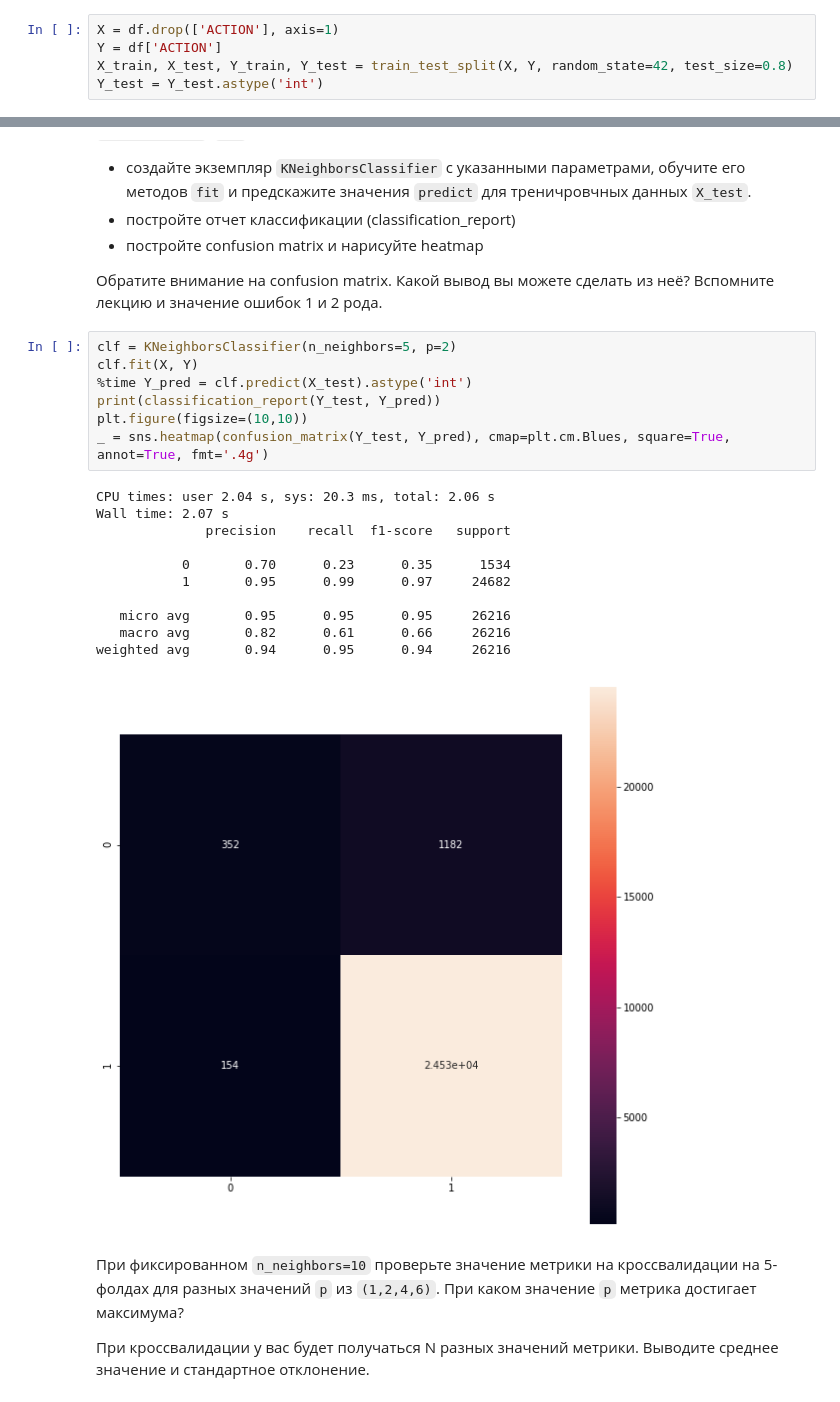
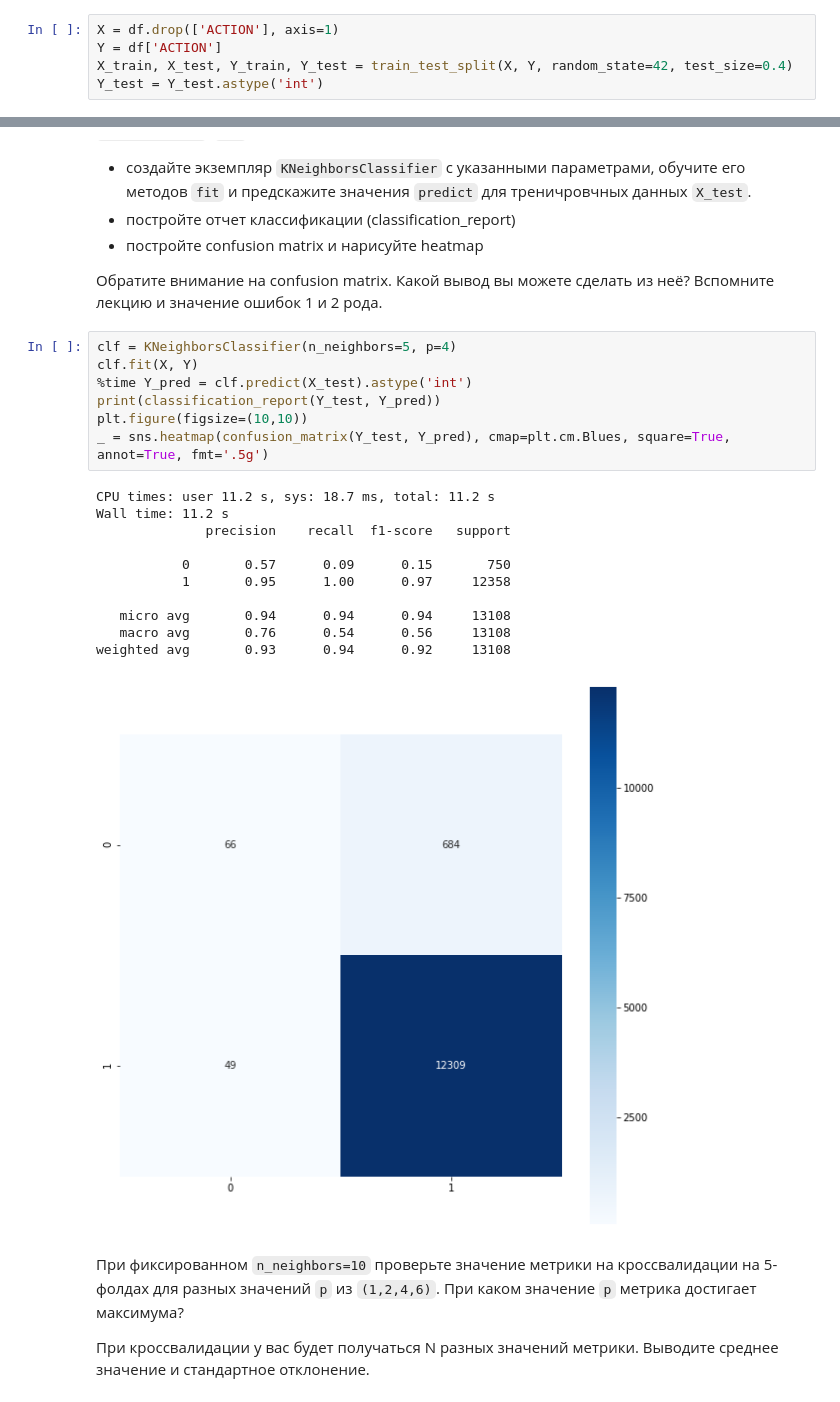
Before and after one commit to KaratsevN/ML-course-by-7-bits, a Jupyter notebook: week7/workshop/week07_workshop_07-01-classification.ipynb, the cells around one changed output, grey strips where cells are left out. Saved outputs shown, nothing was run; the diff lists cells and outputs as text.

```diff
--- a/week7/workshop/week07_workshop_07-01-classification.ipynb
+++ b/week7/workshop/week07_workshop_07-01-classification.ipynb
@@ -70,7 +70,7 @@ ROLE_CODE 343
 # %%
 X = df.drop(['ACTION'], axis=1)
 Y = df['ACTION']
-X_train, X_test, Y_train, Y_test = train_test_split(X, Y, random_state=42, test_size=0.8)
+X_train, X_test, Y_train, Y_test = train_test_split(X, Y, random_state=42, test_size=0.4)
 Y_test = Y_test.astype('int')
 # %% [markdown]
 # Baseline
@@ -83,24 +83,24 @@ Y_test = Y_test.astype('int')
 
 Обратите внимание на confusion matrix. Какой вывод вы можете сделать из неё? Вспомните лекцию и значение ошибок 1 и 2 рода.
 # %%
-clf = KNeighborsClassifier(n_neighbors=5, p=2)
+clf = KNeighborsClassifier(n_neighbors=5, p=4)
 clf.fit(X, Y)
 %time Y_pred = clf.predict(X_test).astype('int')
 print(classification_report(Y_test, Y_pred))
 plt.figure(figsize=(10,10))
-_ = sns.heatmap(confusion_matrix(Y_test, Y_pred), cmap=plt.cm.Blues, square=True, annot=True, fmt='.4g')
+_ = sns.heatmap(confusion_matrix(Y_test, Y_pred), cmap=plt.cm.Blues, square=True, annot=True, fmt='.5g')
 # %% [output]
-CPU times: user 2.04 s, sys: 20.3 ms, total: 2.06 s
-Wall time: 2.07 s
+CPU times: user 11.2 s, sys: 18.7 ms, total: 11.2 s
+Wall time: 11.2 s
               precision    recall  f1-score   support
 
-           0       0.70      0.23      0.35      1534
-           1       0.95      0.99      0.97     24682
+           0       0.57      0.09      0.15       750
+           1       0.95      1.00      0.97     12358
 
-   micro avg       0.95      0.95      0.95     26216
-   macro avg       0.82      0.61      0.66     26216
-weighted avg       0.94      0.95      0.94     26216
+   micro avg       0.94      0.94      0.94     13108
+   macro avg       0.76      0.54      0.56     13108
+weighted avg       0.93      0.94      0.92     13108
-[figure, old version]
+[figure, new version]
 # %% [markdown]
 При фиксированном `n_neighbors=10` проверьте значение метрики на кроссвалидации на 5-фолдах для разных значений `p` из `(1,2,4,6)`. При каком значение `p` метрика достигает максимума?
 
```
Also changed, not shown: parts of 1 cell of this notebook, 5 other files.
